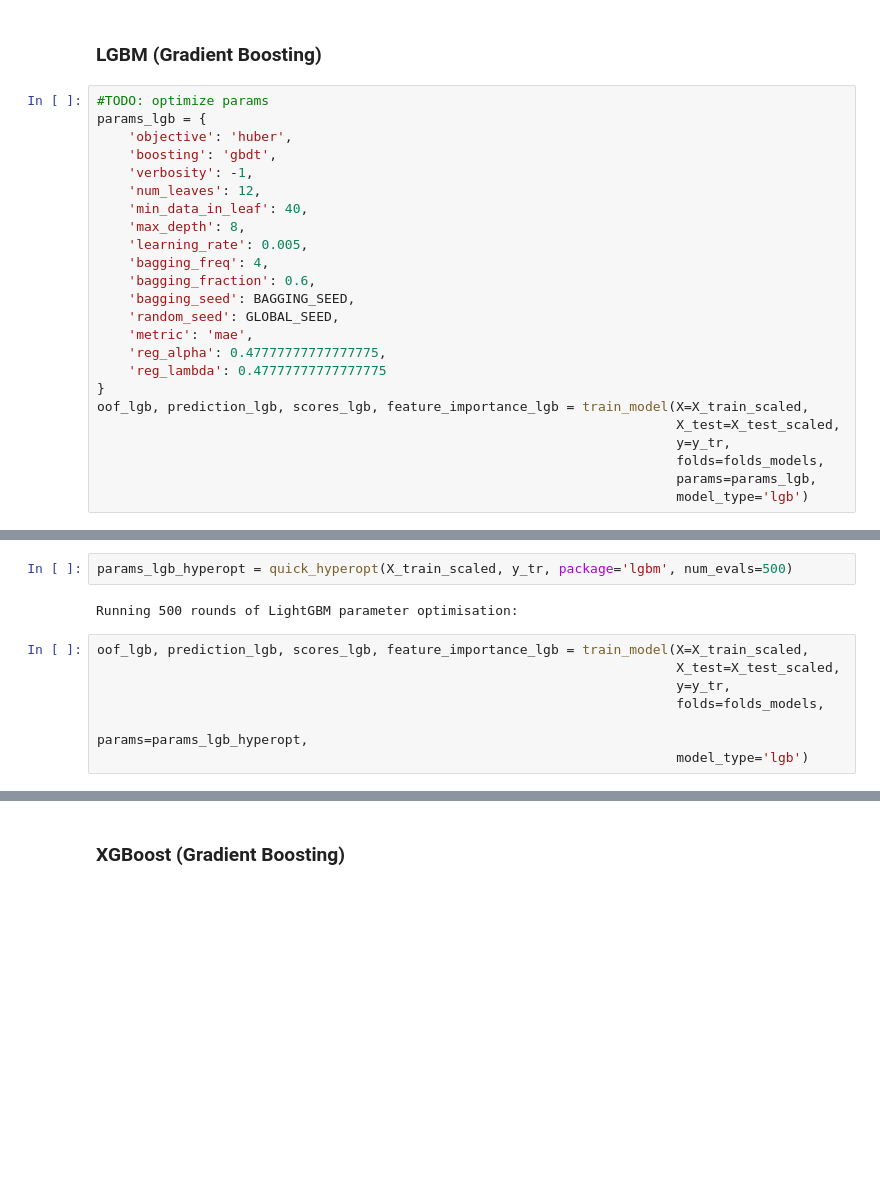
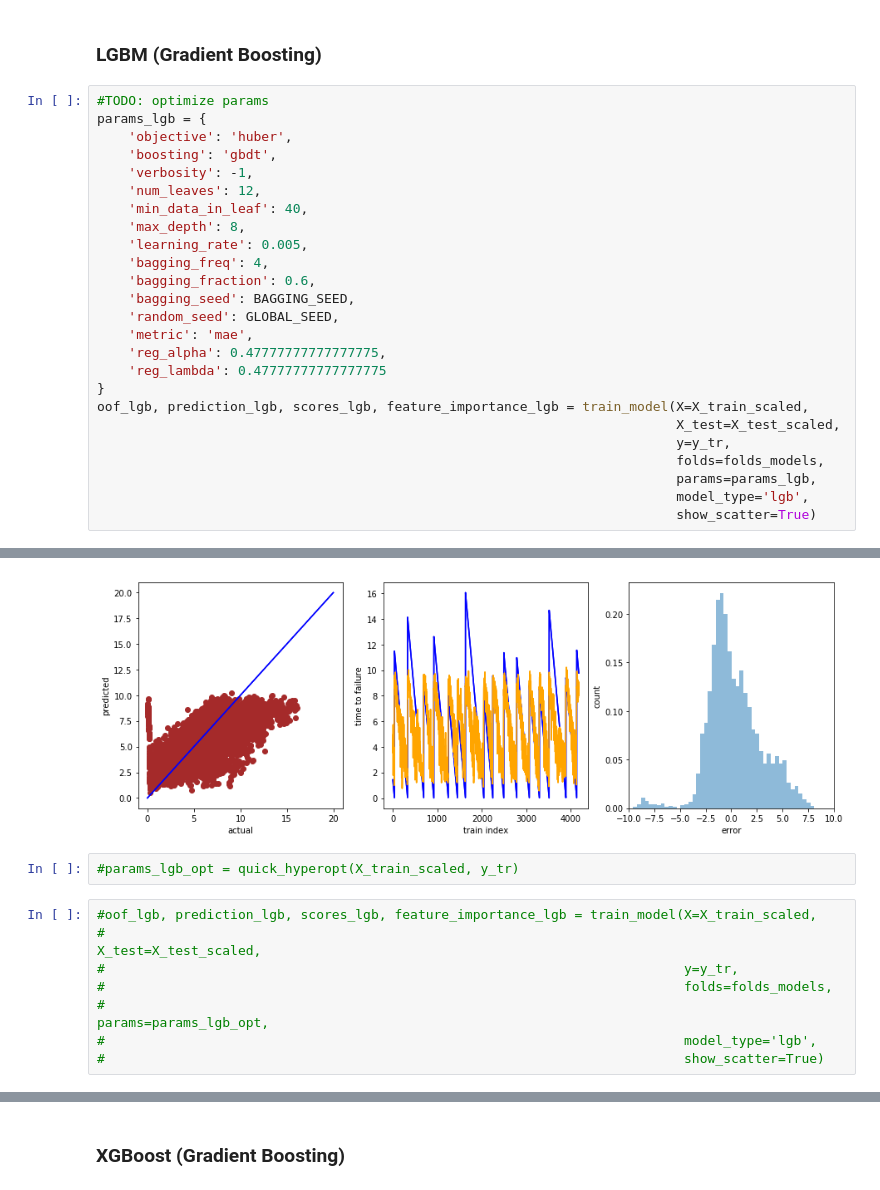
Before and after one commit to ricarddelgado/lanl-earthquake-kaggle, a Jupyter notebook: lanl_master_notebookv3.ipynb, the cells around one changed output, grey strips where cells are left out. Cells and saved outputs as stored; diff of their text form; blank space fills up the shorter version.

Commit message:
Blended new model

```diff
--- a/lanl_master_notebookv3.ipynb
+++ b/lanl_master_notebookv3.ipynb
@@ -390,5 +417,6 @@ oof_lgb, prediction_lgb, scores_lgb, feature_importance_lgb = train_model(X=X_tr
                                                                           y=y_tr,
                                                                           folds=folds_models,
                                                                           params=params_lgb,
-                                                                          model_type='lgb')
+                                                                          model_type='lgb',
+                                                                          show_scatter=True)
 # %% [output]
@@ -400,12 +428,12 @@ Fold 4 started at Mon May 20 18:16:28 2019
 CV mean score: 2.0104, std: 0.0332.
+[figure, added]
 # %%
-params_lgb_hyperopt = quick_hyperopt(X_train_scaled, y_tr, package='lgbm', num_evals=500)
+#params_lgb_opt = quick_hyperopt(X_train_scaled, y_tr)
-# %% [output]
-Running 500 rounds of LightGBM parameter optimisation:
 # %%
-oof_lgb, prediction_lgb, scores_lgb, feature_importance_lgb = train_model(X=X_train_scaled,
-                                                                          X_test=X_test_scaled,
-                                                                          y=y_tr,
-                                                                          folds=folds_models,
-                                                                          params=params_lgb_hyperopt,
-                                                                          model_type='lgb')
+#oof_lgb, prediction_lgb, scores_lgb, feature_importance_lgb = train_model(X=X_train_scaled,
+#                                                                          X_test=X_test_scaled,
+#                                                                          y=y_tr,
+#                                                                          folds=folds_models,
+#                                                                          params=params_lgb_opt,
+#                                                                          model_type='lgb',
+#                                                                          show_scatter=True)
```
Also changed, not shown: parts of 20 cells of this notebook, 1 other file.
